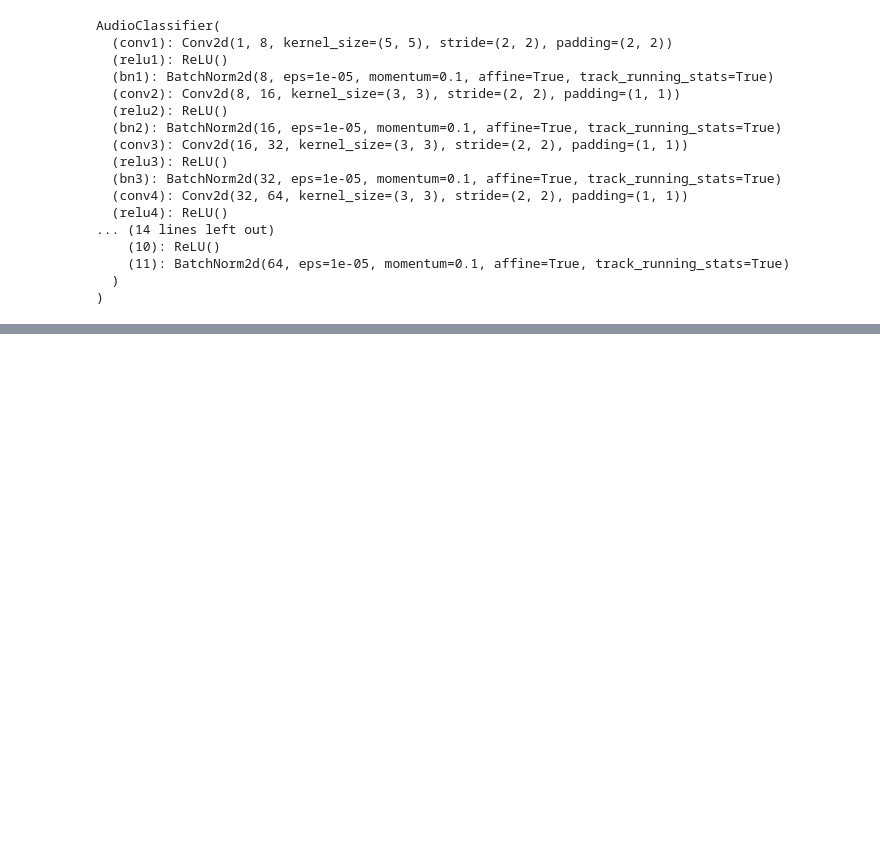
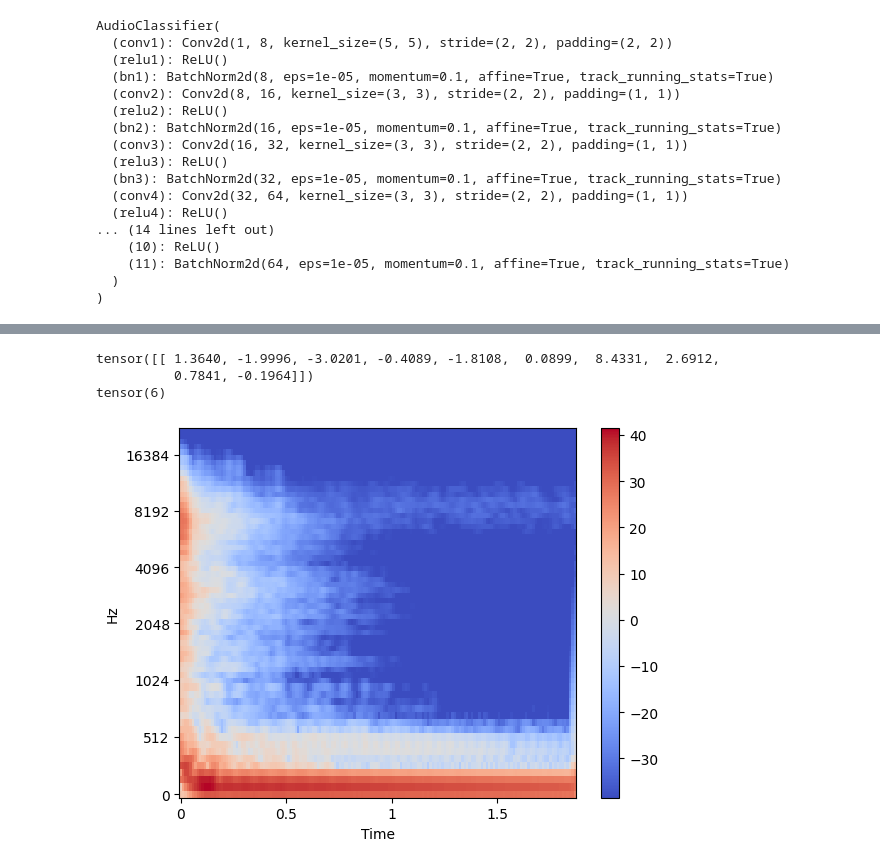
Before and after one commit to matthewh806/DrumClassifier, a Jupyter notebook: drum_classifier.ipynb, the cells around one changed output, grey strips where cells are left out. Cells and saved outputs as stored; diff of their text form; code cells hidden in the pictures; blank space fills up the shorter version.

```diff
--- a/drum_classifier.ipynb
+++ b/drum_classifier.ipynb
@@ -112,6 +115,7 @@ torch.Size([16])
 model = AudioClassifier()
 device = "cpu"
 model.to(device)
+model.train()
 # %% [output]
 AudioClassifier(
   (conv1): Conv2d(1, 8, kernel_size=(5, 5), stride=(2, 2), padding=(2, 2))
@@ -186,3 +191,36 @@ tensor([-4.6661, -3.2422, -0.8616,  5.6257,  3.5626, -3.4067, -4.5942, -1.2557,
 Audio(path[0])
 # %% [output]
 [interactive output not drawn]
+# %%
+# Test signal example
+# TODO: Don't have access to the mean / std deviation from the training to
+#       normalise with. This should be extracted / recalculated...
+
+TEST_DIR = os.path.join(CURRENT_DIR, "audio/test")
+
+audio_path = os.path.join(TEST_DIR, "low_tom_01.wav")
+
+signal, sr = AudioUtils.open(audio_path)
+signal = AudioUtils.convert_mono(signal)
+signal = AudioUtils.resize(signal, desired_sample_len)
+
+mel_spectrogram = AudioUtils.get_mel_spectrogram(signal, 44100, hop_length=128, n_mels=64)
+
+with torch.no_grad():
+    model.eval()
+    inputs = mel_spectrogram.to(device)
+    outputs = model(inputs.unsqueeze(0))
+
+    print(outputs)
+    print(torch.argmax(outputs))
+
+spec = transforms.AmplitudeToDB(top_db=80)(mel_spectrogram[0])
+plt.figure()
+librosa.display.specshow(spec.cpu().numpy(), sr=sr, x_axis="time", y_axis="mel")
+plt.colorbar()
+plt.show()
+# %% [output]
+tensor([[ 1.3640, -1.9996, -3.0201, -0.4089, -1.8108,  0.0899,  8.4331,  2.6912,
+          0.7841, -0.1964]])
+tensor(6)
+[figure, added]
```
Also changed, not shown: parts of 4 cells of this notebook.
